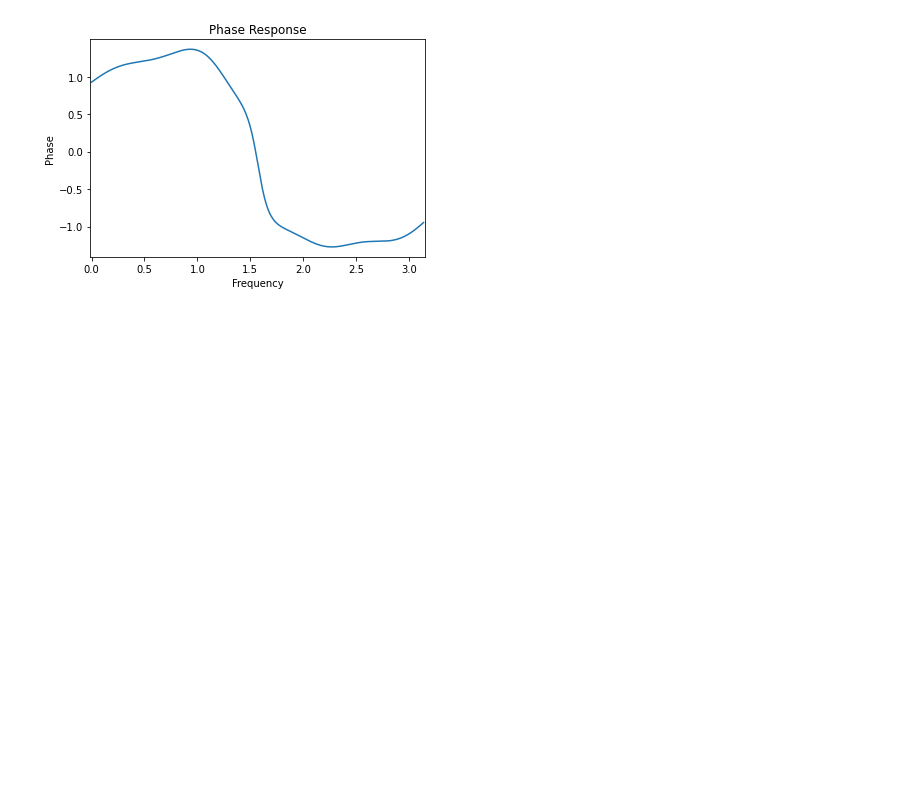
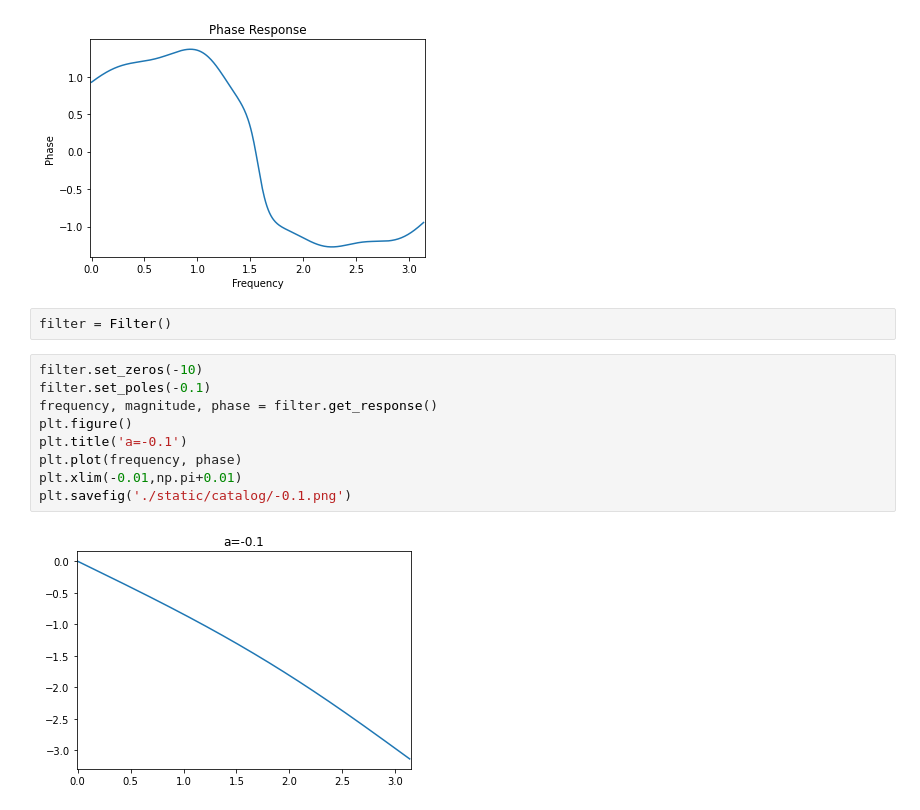
Before and after one commit to MahmoudRabea13/Z-Transform-Web-app, a Jupyter notebook: try.ipynb, the cells around one changed output. Cells and saved outputs as stored; diff of their text form; blank space fills up the shorter version.

```diff
--- a/try.ipynb
+++ b/try.ipynb
@@ -14,3 +14,16 @@ filter.plot_response(frequency, magnitude, phase)
 # %% [output]
 [figure]
 [figure]
+# %%
+filter = Filter()
+# %%
+filter.set_zeros(-10)
+filter.set_poles(-0.1)
+frequency, magnitude, phase = filter.get_response()
+plt.figure()
+plt.title('a=-0.1')
+plt.plot(frequency, phase)
+plt.xlim(-0.01,np.pi+0.01)
+plt.savefig('./static/catalog/-0.1.png')
+# %% [output]
+[figure, added]
```
Also changed, not shown: 27 other files.
